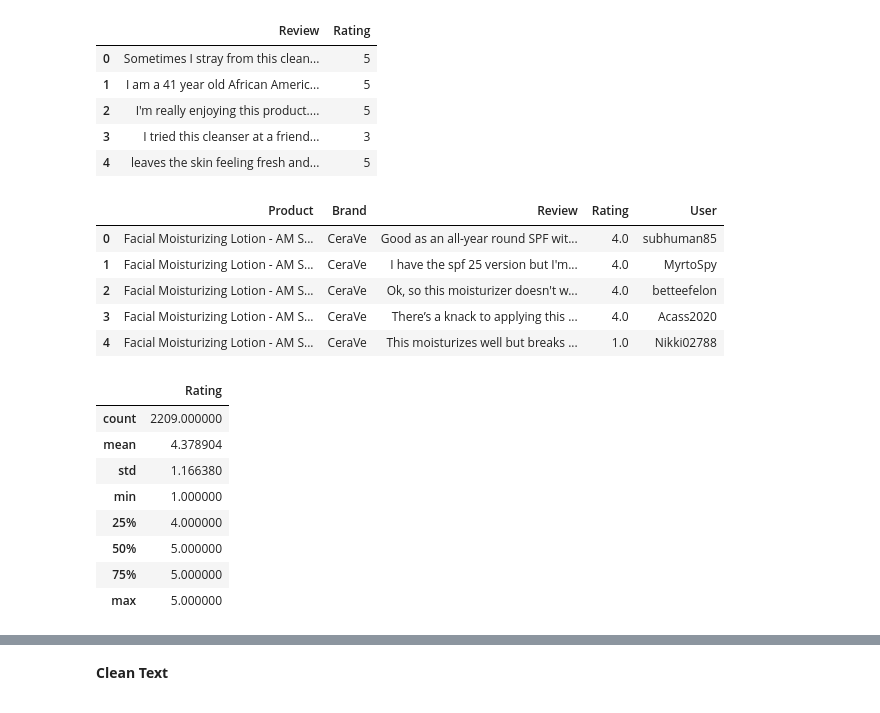
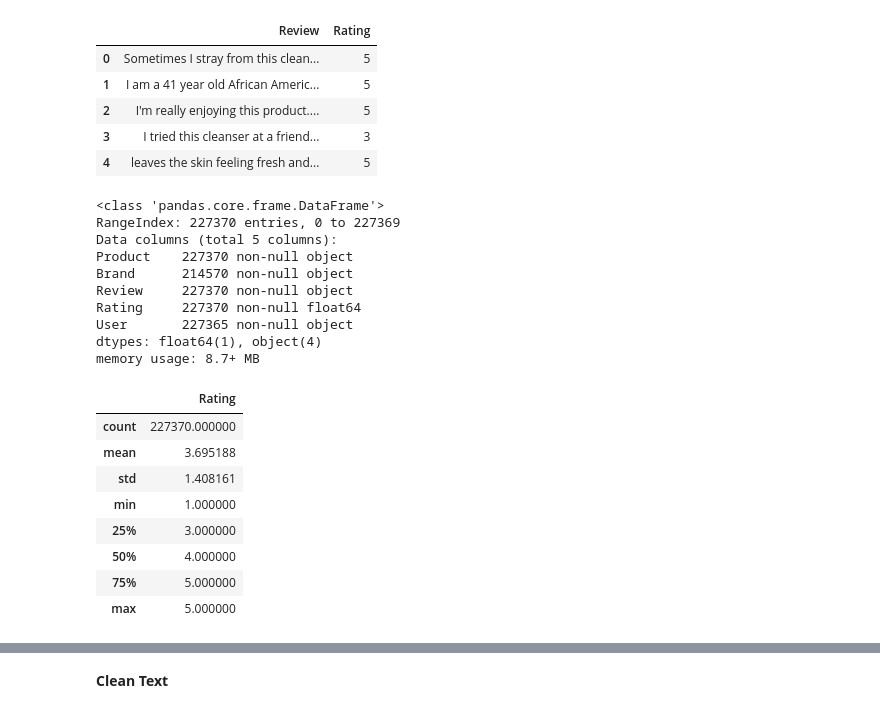
Before and after one commit to suchayarj/WhatsOnYourFace...BeHonest, a Jupyter notebook: Model New.ipynb, the cells around one changed output, grey strips where cells are left out. Drawn from its saved outputs; the diff is of its cells as text; code cells hidden in the pictures.

```diff
--- a/Model New.ipynb
+++ b/Model New.ipynb
@@ -75,23 +68,27 @@ s.head()
 | 3 | I tried this cleanser at a friend... | 3 |
 | 4 | leaves the skin feeling fresh and... | 5 |
 # %%
-ma.head()
+ma.info()
 # %% [output]
-|  | Product | Brand | Review | Rating | User |
-| 0 | Facial Moisturizing Lotion - AM S... | CeraVe | Good as an all-year round SPF wit... | 4.0 | subhuman85 |
-| 1 | Facial Moisturizing Lotion - AM S... | CeraVe | I have the spf 25 version but I'm... | 4.0 | MyrtoSpy |
-| 2 | Facial Moisturizing Lotion - AM S... | CeraVe | Ok, so this moisturizer doesn't w... | 4.0 | betteefelon |
-| 3 | Facial Moisturizing Lotion - AM S... | CeraVe | There’s a knack to applying this ... | 4.0 | Acass2020 |
-| 4 | Facial Moisturizing Lotion - AM S... | CeraVe | This moisturizes well but breaks ... | 1.0 | Nikki02788 |
+<class 'pandas.core.frame.DataFrame'>
+RangeIndex: 227370 entries, 0 to 227369
+Data columns (total 5 columns):
+Product    227370 non-null object
+Brand      214570 non-null object
+Review     227370 non-null object
+Rating     227370 non-null float64
+User       227365 non-null object
+dtypes: float64(1), object(4)
+memory usage: 8.7+ MB
 # %%
-s.describe()
+ma.describe()
 # %% [output]
 |  | Rating |
-| count | 2209.000000 |
-| mean | 4.378904 |
-| std | 1.166380 |
+| count | 227370.000000 |
+| mean | 3.695188 |
+| std | 1.408161 |
 | min | 1.000000 |
-| 25% | 4.000000 |
-| 50% | 5.000000 |
+| 25% | 3.000000 |
+| 50% | 4.000000 |
 | 75% | 5.000000 |
 | max | 5.000000 |
```
Also changed, not shown: parts of 24 cells of this notebook.
